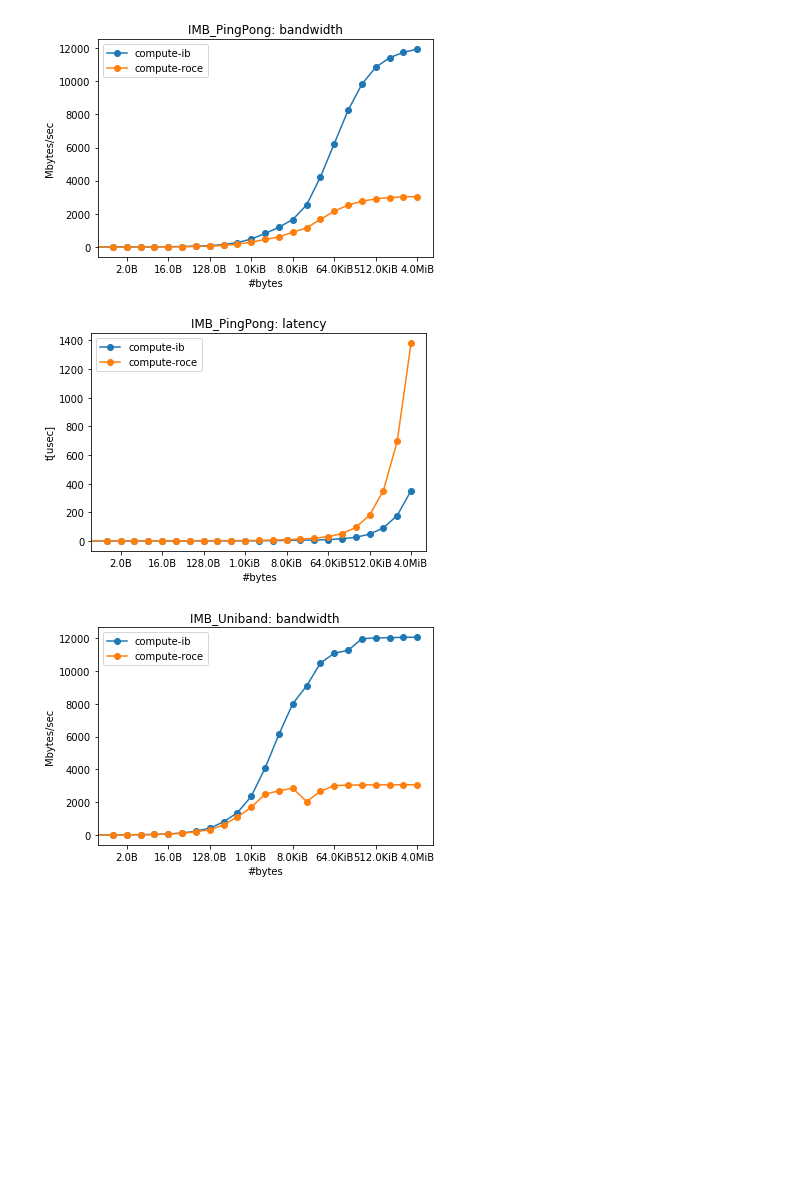
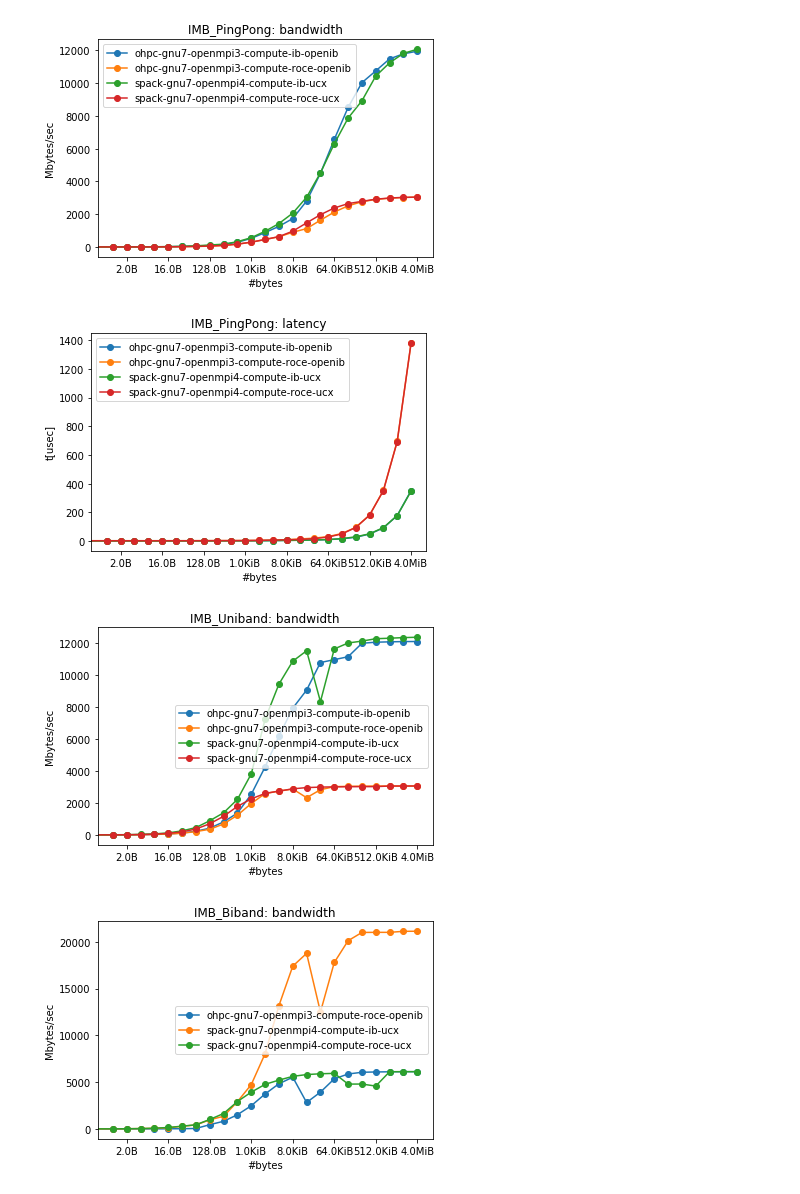
Before and after one commit to ukri-excalibur/excalibur-tests, a Jupyter notebook: imb-2018.1/IMB.ipynb, the cells around one changed output. Drawn from its saved outputs; the diff is of its cells as text; code cells hidden in the pictures; blank space fills up the shorter version.

Commit message:
fix plotting

```diff
--- a/imb-2018.1/IMB.ipynb
+++ b/imb-2018.1/IMB.ipynb
@@ -89,7 +89,7 @@ def diff_meta(results, ignore=['path']):
             m.pop(key, None)
     keyvals = [set(zip(m.keys(), m.values())) for m in meta]
     common = keyvals[0].intersection(*keyvals[1:])
-    differences = [dict(b.difference(common)) for b in keyvals]
+    differences = [dict(sorted(b.difference(common))) for b in keyvals]
     return dict(common), differences
 
 import datetime
@@ -149,9 +149,10 @@ for path in run_outputs:
 test_results = group_by(results, lambda x: x['meta']['testname'])
 
 print('loaded %s output files with %i tests' % (len(results), len(test_results)))
-# for test, cases in test_results.items():
-#     print(test, ':')
-#     for c in cases:
-#         print('  ', c['meta']['filename'])
-#         #pprint(c['meta'])
+for test, cases in test_results.items():
+    print(test, ':')
+    for c in cases:
+        print('  ', c['meta']['path'])
+#         print('    ',c['meta']['environ'])
+#         print('    ',c['meta']['partition'])
 # %% [output]
@@ -175,39 +190,54 @@ PLOTS = [
         'xaxis':'#bytes',
         'yaxis':'t[usec]',
         'metric':'latency',
     },
     {
         'test':'IMB_Uniband',
         'xaxis':'#bytes',
         'yaxis':'Mbytes/sec',
         'metric':'bandwidth',
     },
+    {
+        'test':'IMB_Biband',
+        'xaxis':'#bytes',
+        'yaxis':'Mbytes/sec',
+        'metric':'bandwidth',
+    },
 ]
 
 for plot in PLOTS:
+
     cases = test_results[plot['test']]
+
+    # add a label to each case based on unique metadata:
     common, differences = diff_meta(cases)
+    for ix, unique_meta in enumerate(differences):
+        cases[ix]['label'] = '-'.join(list(unique_meta.values()))
+
+    # sort cases by label:
+    cases = sorted(cases, key=lambda c: c['label'])
+
     plt.figure()
     for ix, case in enumerate(cases):
 
         data = case['data'] # TODO: change this cope with benchmark name in output instead of fixed "data" key
-        unique_meta = differences[ix]
-        label = '-'.join(list(unique_meta.values()))
+
         #plt.plot(data[plot['xaxis']], data[plot['yaxis']], 'o-', label=label)
-        plt.plot(data[plot['xaxis']], data[plot['yaxis']], 'o-', label=label)
+        plt.plot(data[plot['xaxis']], data[plot['yaxis']], 'o-', label=case['label'])
         plt.grid()
         plt.title('%s: %s' % (plot['test'], plot['metric']))
         plt.legend()
         plt.grid()
         ax = plt.gca()
         ax.set_xscale('log', basex=2)
         ax.xaxis.set_major_formatter(ticker.FuncFormatter(lambda x, pos: sizeof_fmt(x)))
         plt.xlabel(plot['xaxis'])
         plt.ylabel(plot['yaxis'])
 # %% [output]
-[figure, old version]
+[figure, new version]
-[figure, old version]
+[figure, new version]
-[figure, old version]
+[figure, new version]
+[figure, added]
 # %%
 # example of loading test objects - don't actually need this yet
 
```
Also changed, not shown: parts of 3 cells of this notebook.
